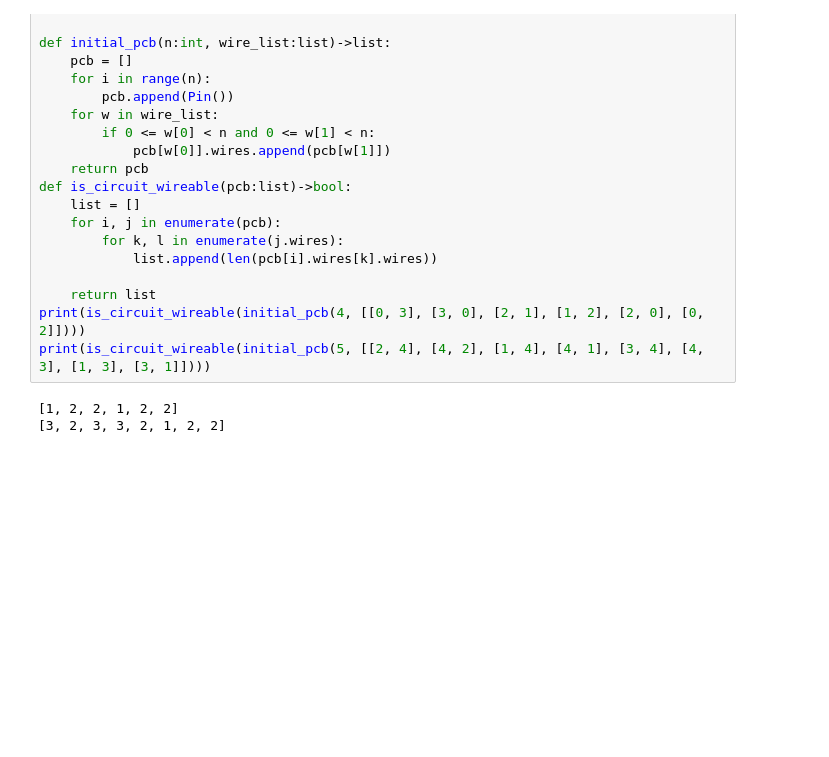
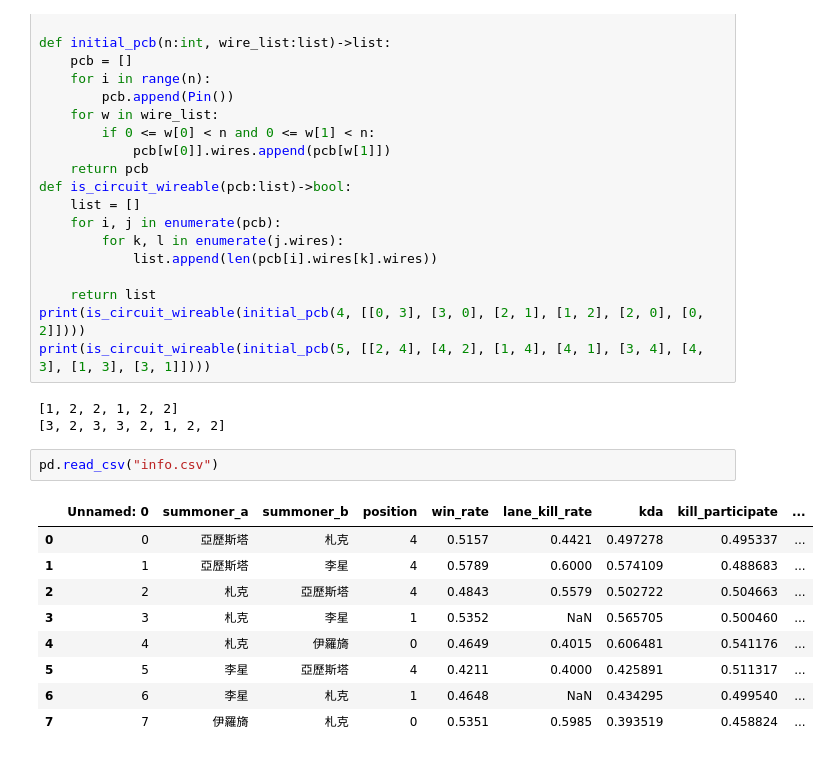
Before and after one commit to viridis959/pythonLearning, a Jupyter notebook: Untitled22.ipynb, the cells around one changed output. Saved outputs shown, nothing was run; the diff lists cells and outputs as text; blank space fills up the shorter version.

```diff
--- a/Untitled22.ipynb
+++ b/Untitled22.ipynb
@@ -233,3 +255,15 @@ print(is_circuit_wireable(initial_pcb(5, [[2, 4], [4, 2], [1, 4], [4, 1], [3, 4]
 # %% [output]
 [1, 2, 2, 1, 2, 2]
 [3, 2, 3, 3, 2, 1, 2, 2]
+# %%
+pd.read_csv("info.csv")
+# %% [output]
+|  | Unnamed: 0 | summoner_a | summoner_b | position | win_rate | lane_kill_rate | kda | kill_participate | ... |
+| 0 | 0 | 亞歷斯塔 | 札克 | 4 | 0.5157 | 0.4421 | 0.497278 | 0.495337 | ... |
+| 1 | 1 | 亞歷斯塔 | 李星 | 4 | 0.5789 | 0.6000 | 0.574109 | 0.488683 | ... |
+| 2 | 2 | 札克 | 亞歷斯塔 | 4 | 0.4843 | 0.5579 | 0.502722 | 0.504663 | ... |
+| 3 | 3 | 札克 | 李星 | 1 | 0.5352 | NaN | 0.565705 | 0.500460 | ... |
+| 4 | 4 | 札克 | 伊羅旖 | 0 | 0.4649 | 0.4015 | 0.606481 | 0.541176 | ... |
+| 5 | 5 | 李星 | 亞歷斯塔 | 4 | 0.4211 | 0.4000 | 0.425891 | 0.511317 | ... |
+| 6 | 6 | 李星 | 札克 | 1 | 0.4648 | NaN | 0.434295 | 0.499540 | ... |
+| 7 | 7 | 伊羅旖 | 札克 | 0 | 0.5351 | 0.5985 | 0.393519 | 0.458824 | ... |
```
Also changed, not shown: parts of 2 cells of this notebook, 1 other file.
